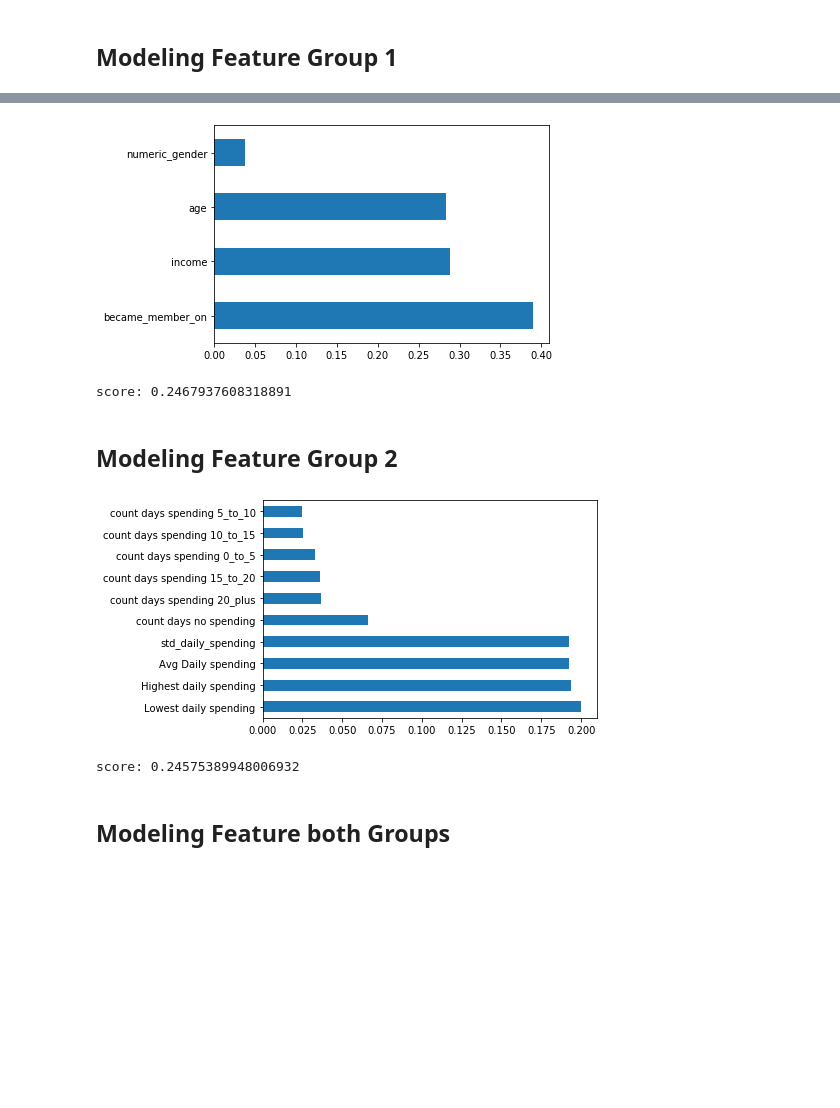
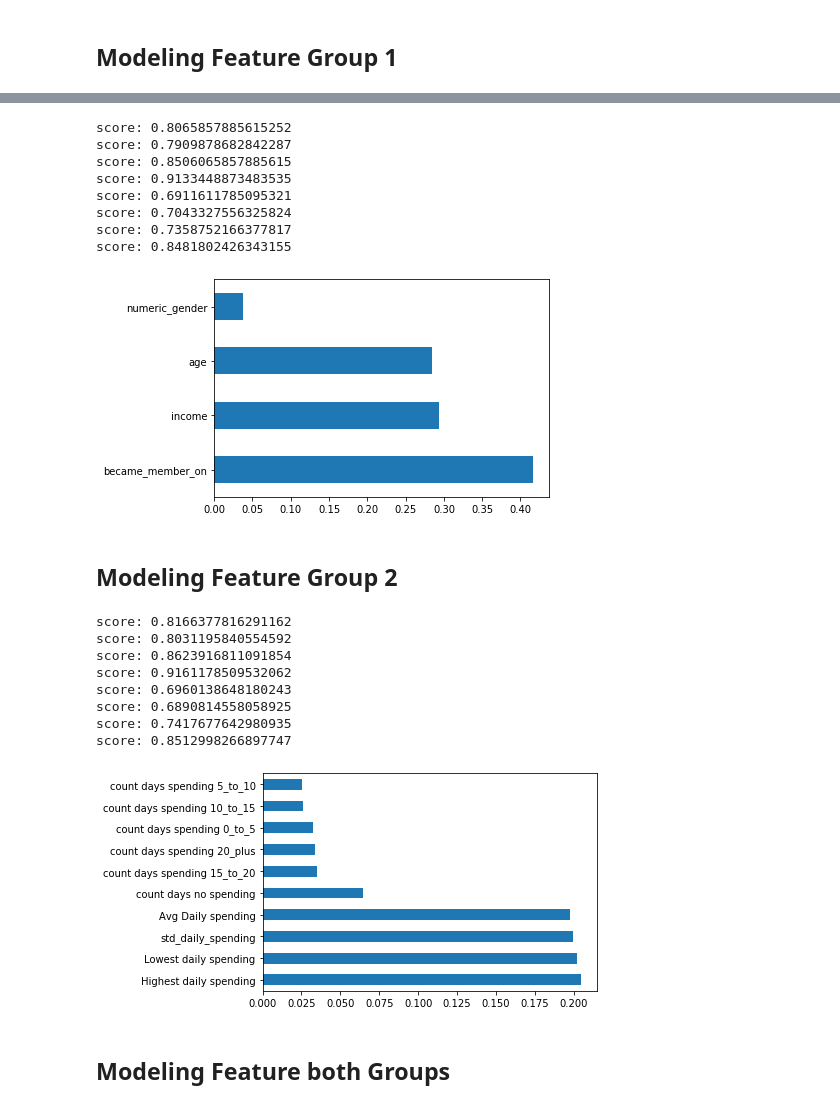
Before and after one commit to LeoYuanjieLi/starbucks_ml, a Jupyter notebook: Model_Training.ipynb, the cells around one changed output, grey strips where cells are left out. Drawn from its saved outputs; the diff is of its cells as text; code cells hidden in the pictures; blank space fills up the shorter version.

```diff
--- a/Model_Training.ipynb
+++ b/Model_Training.ipynb
@@ -50,33 +88,51 @@ X_train_1, X_test_1, y_train_1, y_test_1 = train_test_split(np.asarray(X_1), y,
 # %%
-clf = RandomForestClassifier(n_estimators=100,
-                             random_state=11,
-                            min_samples_split=10)
-clf.fit(X_train_1, y_train_1)
+for coupon in y_train_1.columns:
 
-feat_importances = pd.Series(clf.feature_importances_, index=X_1.columns)
-feat_importances.nlargest(14).plot(kind='barh')
-plt.show()
-print('score:', clf.score(X_test_1, y_test_1))
+    clf = RandomForestClassifier(n_estimators=100,
+                                 random_state=11,
+                                 min_samples_split=10,
+                                 class_weight='balanced')
+    clf.fit(X_train_1, y_train_1.loc[:][coupon])
+
+    feat_importances = pd.Series(clf.feature_importances_, index=X_1.columns)
+    feat_importances.nlargest(14).plot(kind='barh')
+    print('score:', clf.score(X_test_1, y_test_1.loc[:][coupon]))
 # %% [output]
+score: 0.8065857885615252
+score: 0.7909878682842287
+score: 0.8506065857885615
+score: 0.9133448873483535
+score: 0.6911611785095321
+score: 0.7043327556325824
+score: 0.7358752166377817
+score: 0.8481802426343155
-[figure, old version]
+[figure, new version]
-score: 0.2467937608318891
 # %% [markdown]
 ## Modeling Feature Group 2
 # %%
 X_train_2, X_test_2, y_train_2, y_test_2 = train_test_split(np.asarray(X_2), y, test_size=0.20, random_state=10)
 # %%
-clf = RandomForestClassifier(n_estimators=100,
-                             random_state=11,
-                            min_samples_split=10)
-clf.fit(X_train_2, y_train_2)
+for coupon in y_train_2.columns:
 
-feat_importances = pd.Series(clf.feature_importances_, index=X_2.columns)
-feat_importances.nlargest(14).plot(kind='barh')
-plt.show()
-print('score:', clf.score(X_test_2, y_test_2))
+    clf = RandomForestClassifier(n_estimators=100,
+                                 random_state=11,
+                                 min_samples_split=10,
+                                 class_weight='balanced')
+    clf.fit(X_train_2, y_train_2.loc[:][coupon])
+
+    feat_importances = pd.Series(clf.feature_importances_, index=X_2.columns)
+    feat_importances.nlargest(14).plot(kind='barh')
+    print('score:', clf.score(X_test_2, y_test_2.loc[:][coupon]))
 # %% [output]
+score: 0.8166377816291162
+score: 0.8031195840554592
+score: 0.8623916811091854
+score: 0.9161178509532062
+score: 0.6960138648180243
+score: 0.6890814558058925
+score: 0.7417677642980935
+score: 0.8512998266897747
-[figure, old version]
+[figure, new version]
-score: 0.24575389948006932
 # %% [markdown]
 ## Modeling Feature both Groups
 # %%
```
Also changed, not shown: parts of 9 cells of this notebook.
